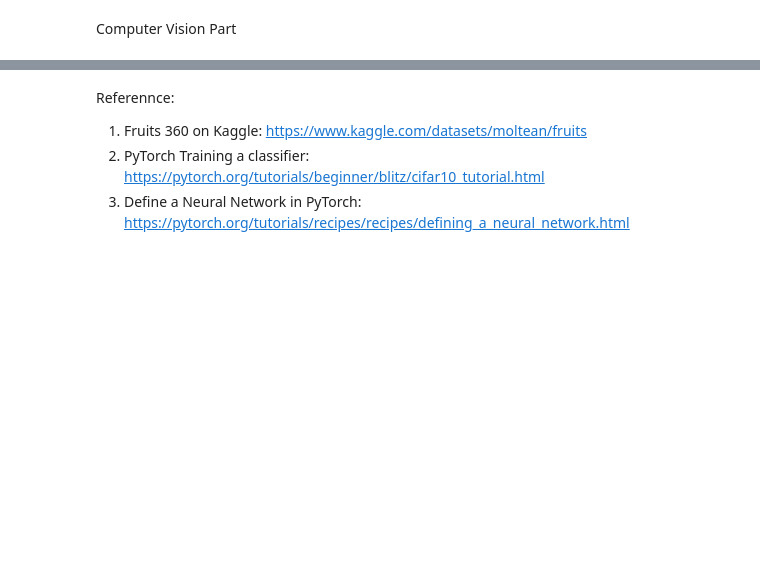
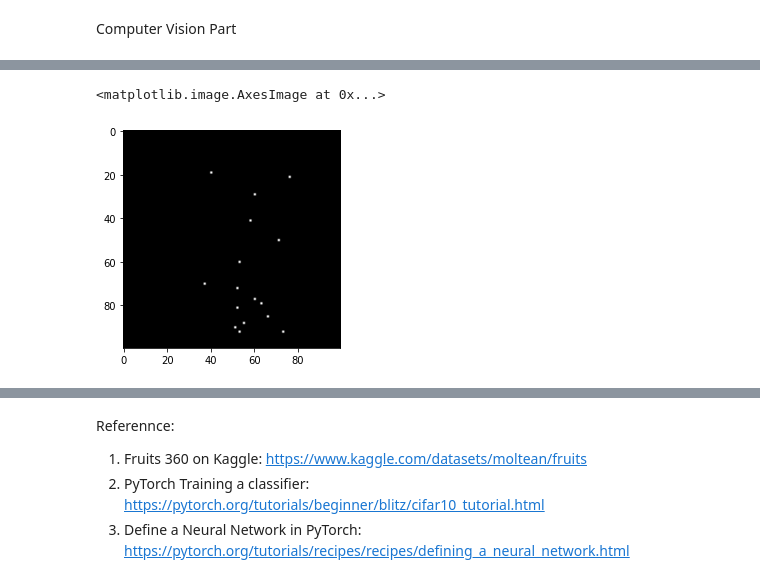
Before and after one commit to JODGEW/Fruit-Classification, a Jupyter notebook: classification.ipynb, the cells around one changed output, grey strips where cells are left out. Saved outputs shown, nothing was run; the diff lists cells and outputs as text; code cells hidden in the pictures; blank space fills up the shorter version.

```diff
--- a/classification.ipynb
+++ b/classification.ipynb
@@ -464,0 +454,14 @@ Text(0.5, 1.0, 'Fruits')
+# %%
+img = img = cv2.imread('../fruits/bananas_2.jpg')
+img = cv2.cvtColor(img, cv2.COLOR_BGR2RGB)
+img = cv2.resize(img, (100, 100))
+
+lower_blue = np.array([0,0,230])
+upper_blue = np.array([250,250,255])
+
+
+mask = cv2.inRange(img, lower_blue, upper_blue)
+plt.imshow(mask, cmap='gray')
+# %% [output]
+<matplotlib.image.AxesImage at 0x...>
+[figure, added]
```
Also changed, not shown: parts of 13 cells of this notebook, 5 other files.
